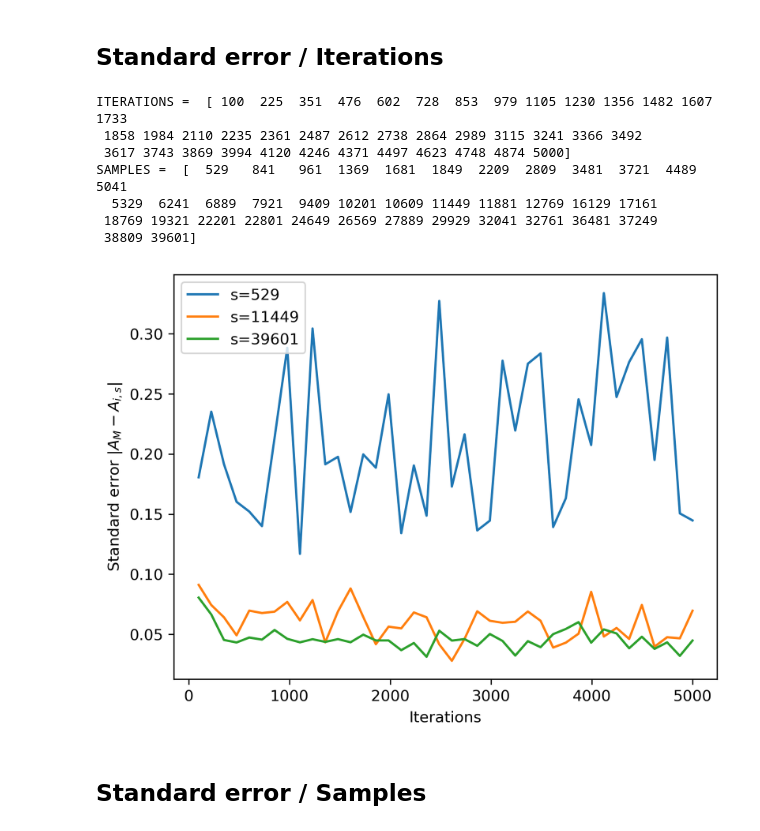
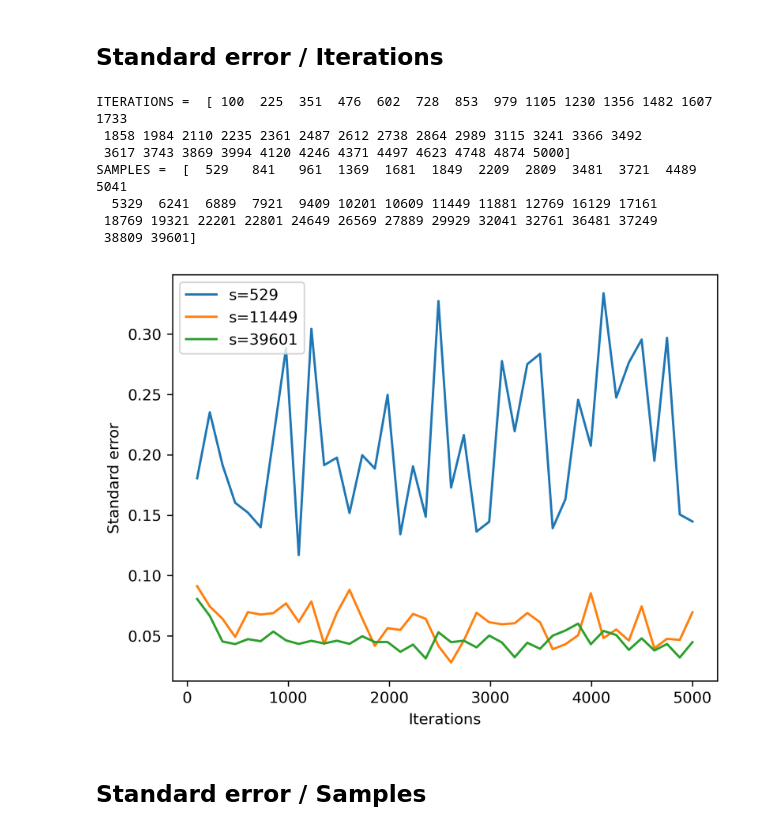
Before and after one commit to Kattelijn/Stochastic-Simulation, a Jupyter notebook: mandelbrot_MC_testPlots.ipynb, the cells around one changed output. Drawn from its saved outputs; the diff is of its cells as text; code cells hidden in the pictures.

```diff
--- a/mandelbrot_MC_testPlots.ipynb
+++ b/mandelbrot_MC_testPlots.ipynb
@@ -324,23 +325,23 @@ stds = np.std(areasHalf_I, axis=2, mean=TRUE_AREA, ddof=1)
 # %%
 fig, ax = plt.subplots()
 print("ITERATIONS = ", ITERATIONS)
 print("SAMPLES = ", SAMPLES)
 ax.plot(ITERATIONS, stdsPR[0,:], label=f"s={SAMPLES[0]}")
 ax.plot(ITERATIONS, stdsPR[(len(SAMPLES)//2),:], label=f"s={SAMPLES[len(SAMPLES)//2]}")
 ax.plot(ITERATIONS, stdsPR[-1,:], label=f"s={SAMPLES[-1]}")
 plt.xlabel("Iterations")
-plt.ylabel(r"Standard error $|A_M - A_{i,s}|$")
+plt.ylabel("Standard error")
 plt.legend()
 plt.show()
 # %% [output]
 ITERATIONS =  [ 100  225  351  476  602  728  853  979 1105 1230 1356 1482 1607 1733
  1858 1984 2110 2235 2361 2487 2612 2738 2864 2989 3115 3241 3366 3492
  3617 3743 3869 3994 4120 4246 4371 4497 4623 4748 4874 5000]
 SAMPLES =  [  529   841   961  1369  1681  1849  2209  2809  3481  3721  4489  5041
   5329  6241  6889  7921  9409 10201 10609 11449 11881 12769 16129 17161
  18769 19321 22201 22801 24649 26569 27889 29929 32041 32761 36481 37249
  38809 39601]
-[figure, old version]
+[figure, new version]
 # %% [markdown]
 ## Standard error / Samples
 # %%
```
Also changed, not shown: parts of 10 cells of this notebook.
